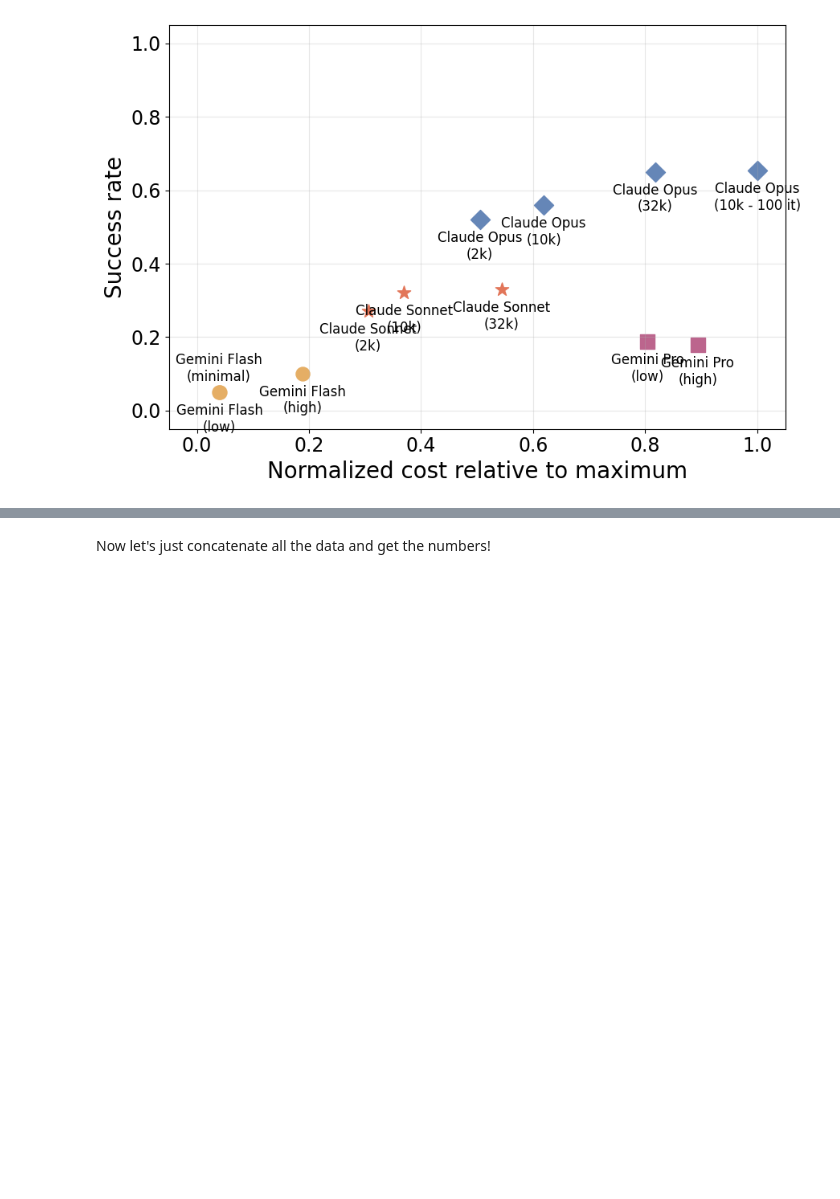
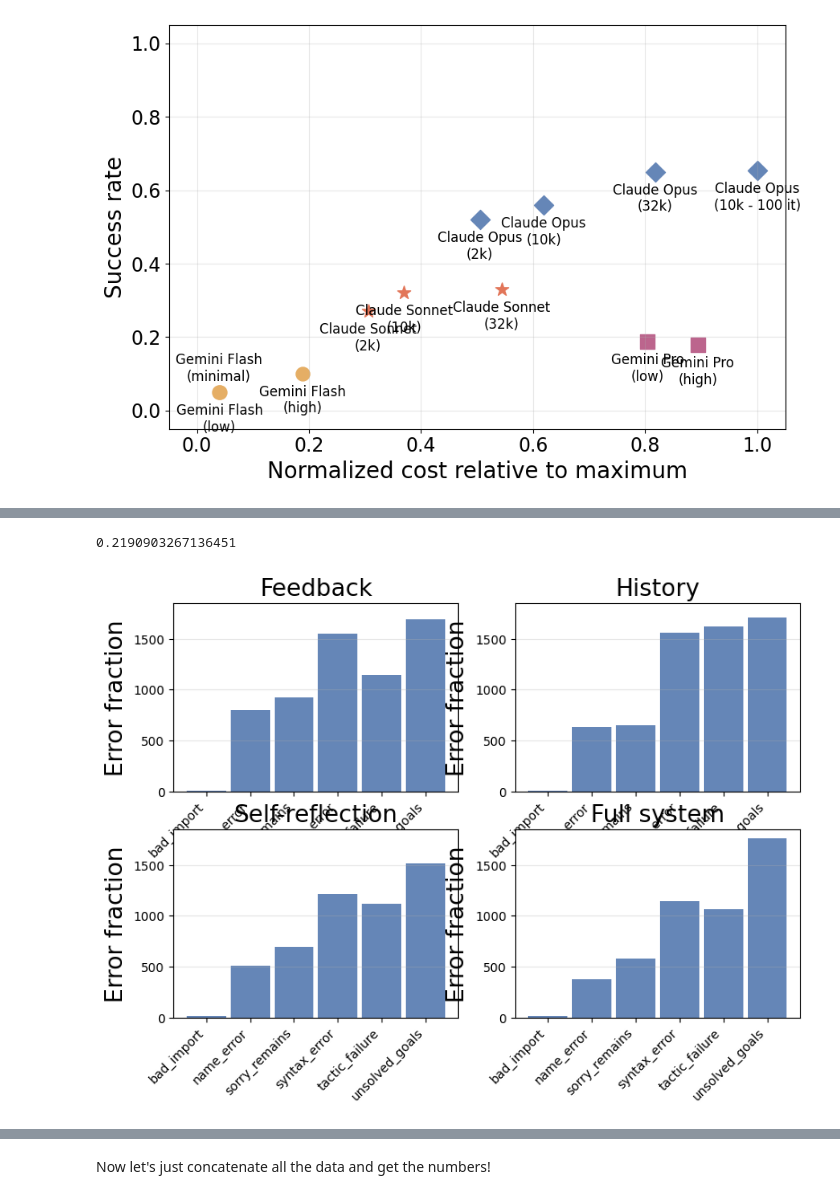
Before and after one commit to Axiomatic-AI/ax-prover-base, a Jupyter notebook: notebooks/analysis.ipynb, the cells around one changed output, grey strips where cells are left out. Saved outputs shown, nothing was run; the diff lists cells and outputs as text; code cells hidden in the pictures; blank space fills up the shorter version.

```diff
--- a/notebooks/analysis.ipynb
+++ b/notebooks/analysis.ipynb
@@ -620,0 +920,8 @@ plt.tight_layout()
+# %%
+configs_ablations = ["memoryless", "previousk", "experience", "fullsystem"]
+iteration_range = slice(0, 101)
+
+error_counts = pd.concat({config: get_error_counts(config, iteration_range) for config in configs_ablations}, axis=1)
+error_counts = error_counts.drop(index="verified")
+normalized_error_counts = error_counts.div(error_counts.sum(axis=0))
+error_categories = list(normalized_error_counts.index)
@@ -620,0 +939,4 @@ plt.tight_layout()
+# %%
+(1561 - 1219) / 1561
+# %% [output]
+0.2190903267136451
@@ -620,0 +945,12 @@ plt.tight_layout()
+# %%
+config_map = {
+    "fullsystem": "Full system",
+    "memoryless": "Feedback",
+    "previousk": "History",
+    "experience": "Self-reflection",
+}
+
+plot_error_distribution(error_counts, configs_ablations, config_map, ylim=(0, 1850))
+# plt.savefig("../data/figures/failure_modes_ablations.pdf", bbox_inches="tight")
+# %% [output]
+[figure, added]
```
Also changed, not shown: parts of 92 cells of this notebook.
